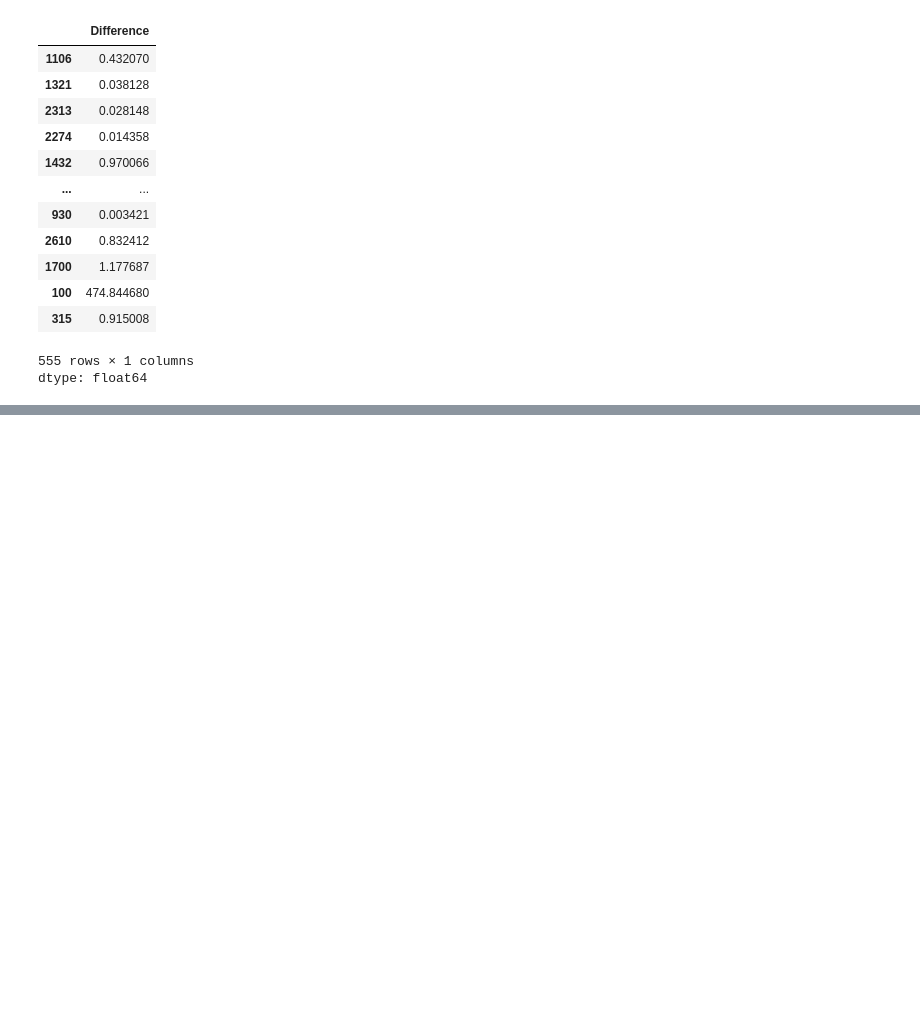
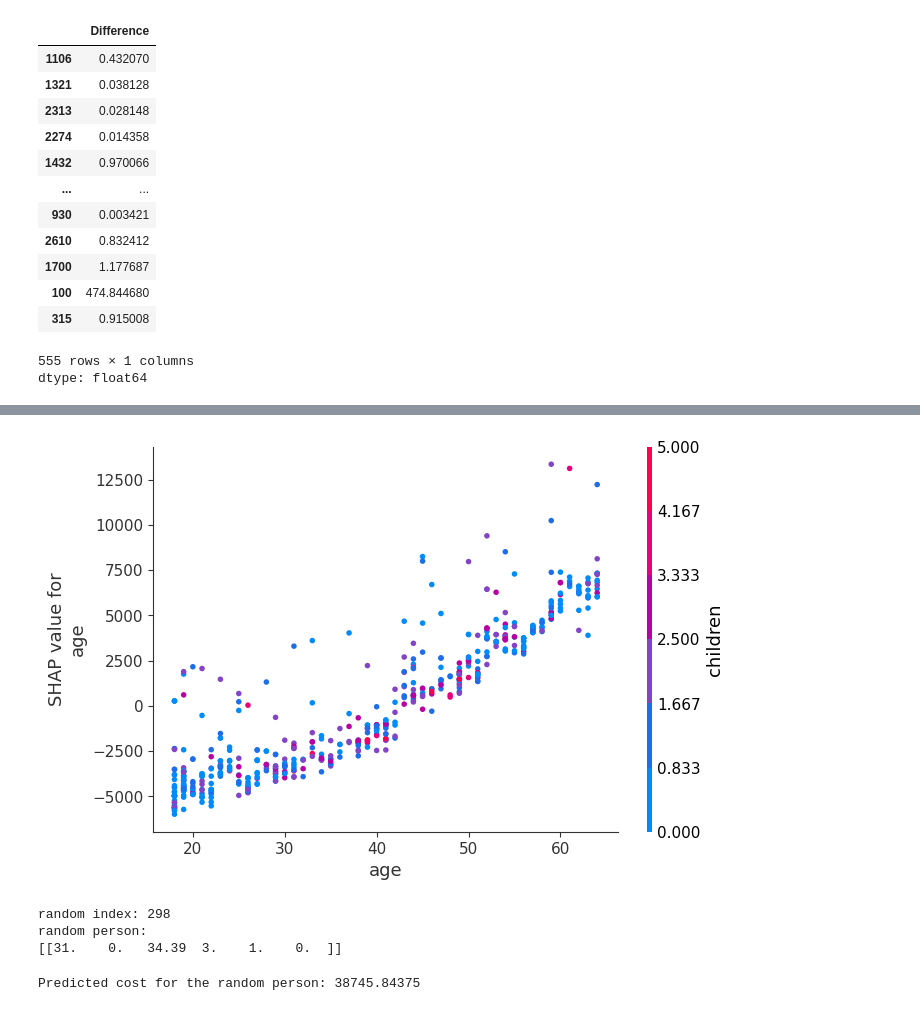
Before and after one commit to shamin2021/BIS_Medical_Insuarance_Cost_Analysis, a Jupyter notebook: Analysis_notebook.ipynb, the cells around one changed output, grey strips where cells are left out. Cells and saved outputs as stored; diff of their text form; code cells hidden in the pictures; blank space fills up the shorter version.

```diff
--- a/Analysis_notebook.ipynb
+++ b/Analysis_notebook.ipynb
@@ -559,0 +580,18 @@ dtype: float64
+# %%
+shap.dependence_plot('age', shap_values, X_test)
+# %% [output]
+[figure, added]
+# %%
+random_index = np.random.choice(X_test.index)
+random_person = X_test.loc[random_index].values.reshape(1, -1)
+random_person_dmatrix = xgb.DMatrix(random_person)
+print(f'random index: {random_index}\nrandom person:\n{random_person}')
+# %% [output]
+random index: 298
+random person:
+[[31.    0.   34.39  3.    1.    0.  ]]
+# %%
+predicted_cost = best_model.predict(random_person)
+print(f"Predicted cost for the random person: {predicted_cost[0]}")
+# %% [output]
+Predicted cost for the random person: 38745.84375
```
Also changed, not shown: parts of 7 cells of this notebook.
